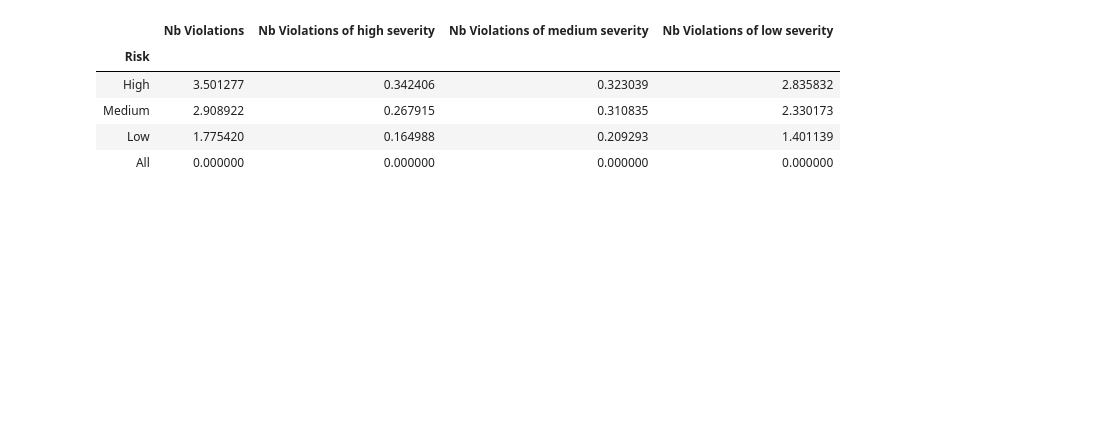
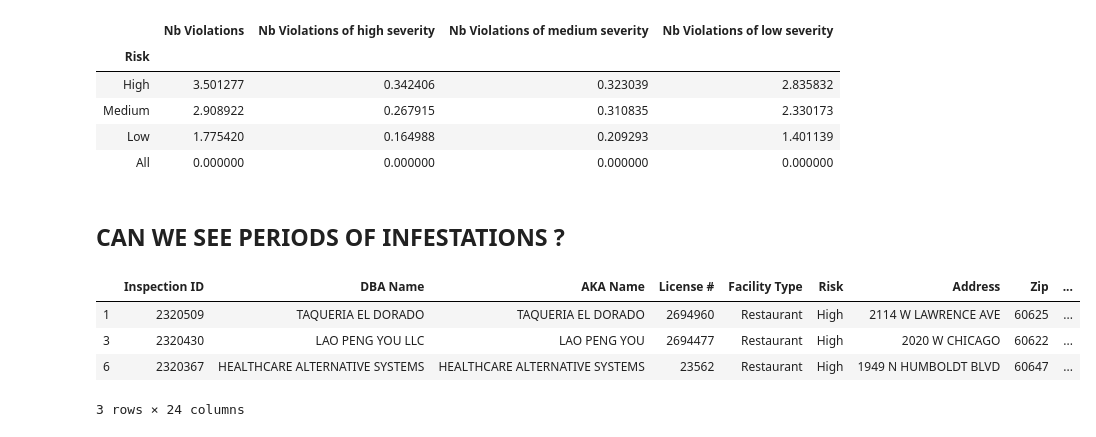
Before and after one commit to VodopaDev/CS401-Chicago-Crime-Analysis, a Jupyter notebook: violations.ipynb, the cells around one changed output. Saved outputs shown, nothing was run; the diff lists cells and outputs as text; code cells hidden in the pictures; blank space fills up the shorter version.

```diff
--- a/violations.ipynb
+++ b/violations.ipynb
@@ -381,3 +381,15 @@ mean_nb_violations_by_risk
 | Medium | 2.908922 | 0.267915 | 0.310835 | 2.330173 |
 | Low | 1.775420 | 0.164988 | 0.209293 | 1.401139 |
 | All | 0.000000 | 0.000000 | 0.000000 | 0.000000 |
+# %% [markdown]
+## CAN WE SEE PERIODS OF INFESTATIONS ? ##
+# %%
+invasion_id = '3'
+df_violations_infestation = df_violation_ids[df_violation_ids.apply(lambda x: invasion_id in x['Violation IDs'], axis=1)]
+df_violations_infestation.head(3)
+# %% [output]
+|  | Inspection ID | DBA Name | AKA Name | License # | Facility Type | Risk | Address | Zip | ... |
+| 1 | 2320509 | TAQUERIA EL DORADO | TAQUERIA EL DORADO | 2694960 | Restaurant | High | 2114 W LAWRENCE AVE | 60625 | ... |
+| 3 | 2320430 | LAO PENG YOU LLC | LAO PENG YOU | 2694477 | Restaurant | High | 2020 W CHICAGO | 60622 | ... |
+| 6 | 2320367 | HEALTHCARE ALTERNATIVE SYSTEMS | HEALTHCARE ALTERNATIVE SYSTEMS | 23562 | Restaurant | High | 1949 N HUMBOLDT BLVD | 60647 | ... |
+3 rows × 24 columns
```
Also changed, not shown: parts of 3 cells of this notebook.
